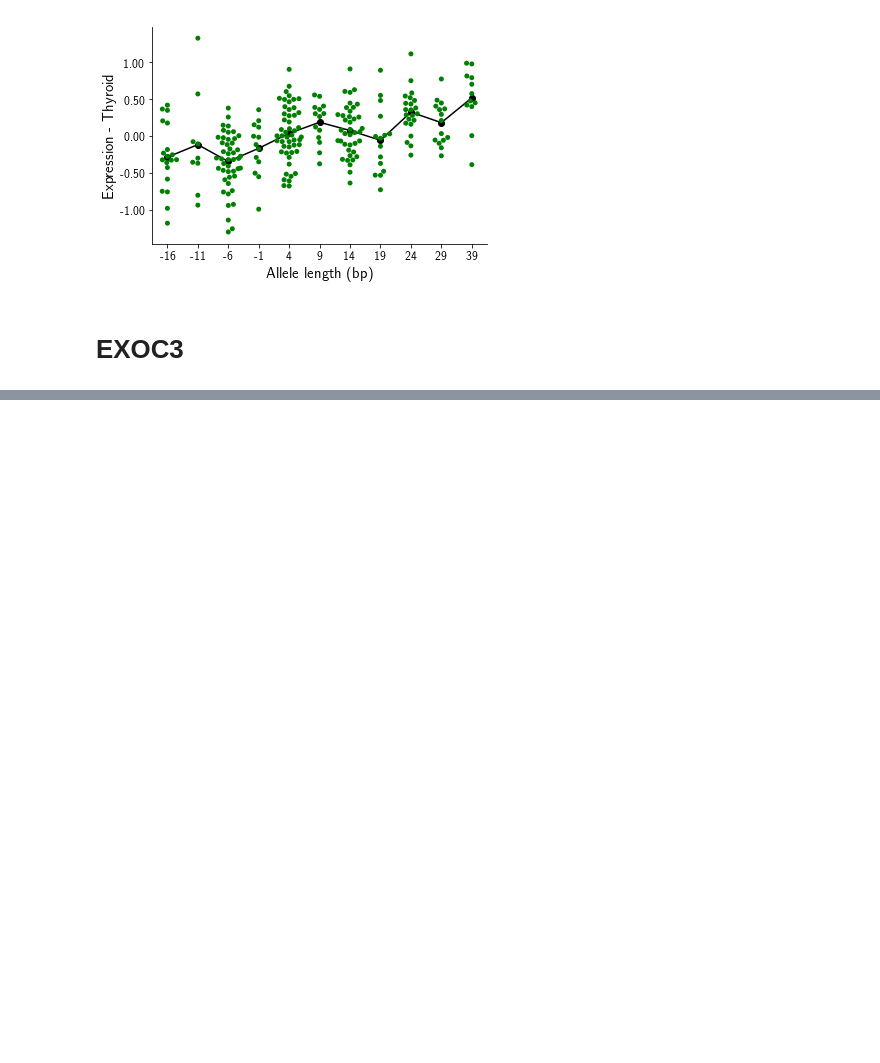
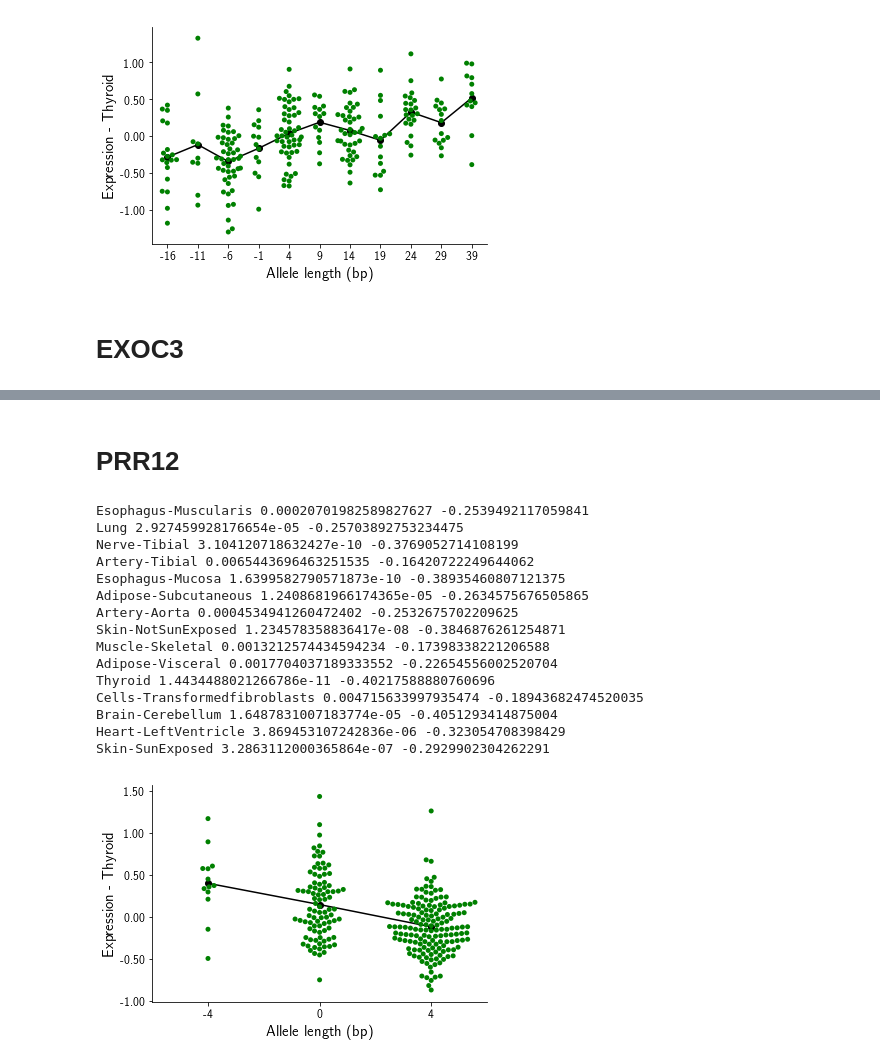
Before and after one commit to gymreklab/gtex-estrs-paper, a Jupyter notebook: Figures/eSTRLiteratureExamples.ipynb, the cells around one changed output, grey strips where cells are left out. Saved outputs shown, nothing was run; the diff lists cells and outputs as text; code cells hidden in the pictures; blank space fills up the shorter version.

```diff
--- a/Figures/eSTRLiteratureExamples.ipynb
+++ b/Figures/eSTRLiteratureExamples.ipynb
@@ -1271,0 +1292,28 @@ Esophagus-Muscularis 4.529487478854264e-11 0.4565877628674536
+# %% [markdown]
+# PRR12
+# %%
+chrom = "chr19"
+start = 50083547
+end = 50083547
+gene = "ENSG00000126464.9"
+best_tissue, best_p, best_beta = GetBestTissue(chrom, start, gene, data)
+if SAVEPLOT: fname = os.path.join(RESULTSDIR, "SuppFig_Literature_PRR12.pdf")
+else: fname = None
+PlotESTR(gene, best_tissue, chrom, start, end, COLORS, fname=fname)
+# %% [output]
+Esophagus-Muscularis 0.00020701982589827627 -0.2539492117059841
+Lung 2.927459928176654e-05 -0.25703892753234475
+Nerve-Tibial 3.104120718632427e-10 -0.3769052714108199
+Artery-Tibial 0.0065443696463251535 -0.16420722249644062
+Esophagus-Mucosa 1.6399582790571873e-10 -0.38935460807121375
+Adipose-Subcutaneous 1.2408681966174365e-05 -0.2634575676505865
+Artery-Aorta 0.0004534941260472402 -0.2532675702209625
+Skin-NotSunExposed 1.234578358836417e-08 -0.3846876261254871
+Muscle-Skeletal 0.0013212574434594234 -0.17398338221206588
+Adipose-Visceral 0.0017704037189333552 -0.22654556002520704
+Thyroid 1.4434488021266786e-11 -0.40217588880760696
+Cells-Transformedfibroblasts 0.004715633997935474 -0.18943682474520035
+Brain-Cerebellum 1.6487831007183774e-05 -0.4051293414875004
+Heart-LeftVentricle 3.869453107242836e-06 -0.323054708398429
+Skin-SunExposed 3.2863112000365864e-07 -0.2929902304262291
+[figure, added]
```
Also changed, not shown: parts of 48 cells of this notebook, 11 other files.
